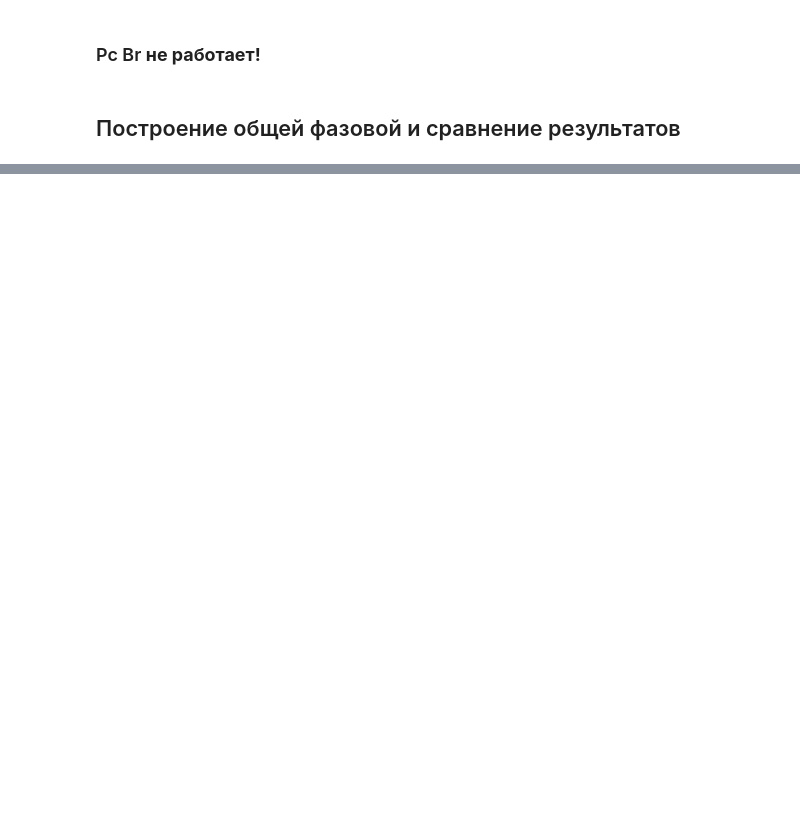
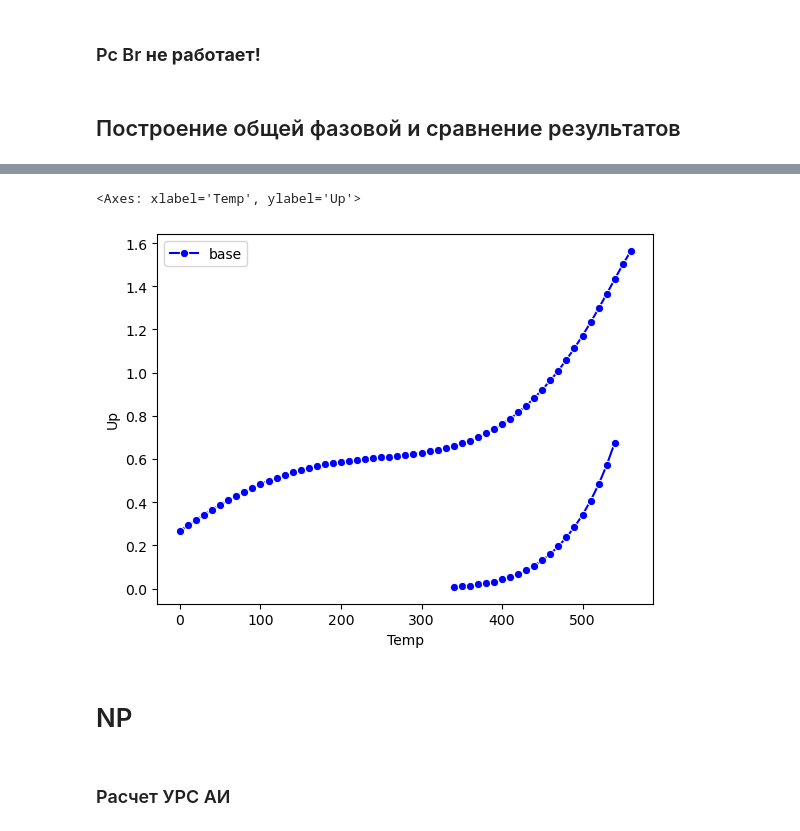
Before and after one commit to SidorenkoDD/BlackBoxFluid, a Jupyter notebook: code/notebook diss.ipynb, the cells around one changed output, grey strips where cells are left out. Cells and saved outputs as stored; diff of their text form; code cells hidden in the pictures; blank space fills up the shorter version.

```diff
--- a/code/notebook diss.ipynb
+++ b/code/notebook diss.ipynb
@@ -263,0 +177,7 @@ Text(0, 0.5, 'Pressure, MPa')
+# %%
+excel_loader = CompositionExcelLoader(r'C:\Users\user\Desktop\PVT_TSU\diss\zap_mes.xlsx')
+zap_mes_dict = excel_loader.load(header=True, sheet='to_model')
+# %%
+zap_mes_comp = Composition(zap_mes_dict)
+# %%
+phase_env_zap_mes = PhaseDiagram(zi = zap_mes_comp, p_max=14, t_min=0, t_max=750, t_step= 10)
@@ -263,0 +204,2 @@ Text(0, 0.5, 'Pressure, MPa')
+# %%
+zap_mes_phase_data = phase_env_zap_mes.get_phase_diagram_data()
@@ -263,0 +208,8 @@ Text(0, 0.5, 'Pressure, MPa')
+# %%
+sns.lineplot(marker='o',data = zap_mes_phase_data, x= zap_mes_phase_data['Temp'], y= zap_mes_phase_data['Up'], color = 'blue', label = 'base')
+sns.lineplot(marker='o',data = zap_mes_phase_data, x= zap_mes_phase_data['Temp'], y= zap_mes_phase_data['Low'], color = 'blue')
+# %% [output]
+<Axes: xlabel='Temp', ylabel='Up'>
+[figure, added]
+# %% [markdown]
+# NP
@@ -263,0 +219,2 @@ Text(0, 0.5, 'Pressure, MPa')
+# %% [markdown]
+### Расчет УРС АИ
```
Also changed, not shown: parts of 59 cells of this notebook, 6 other files.
